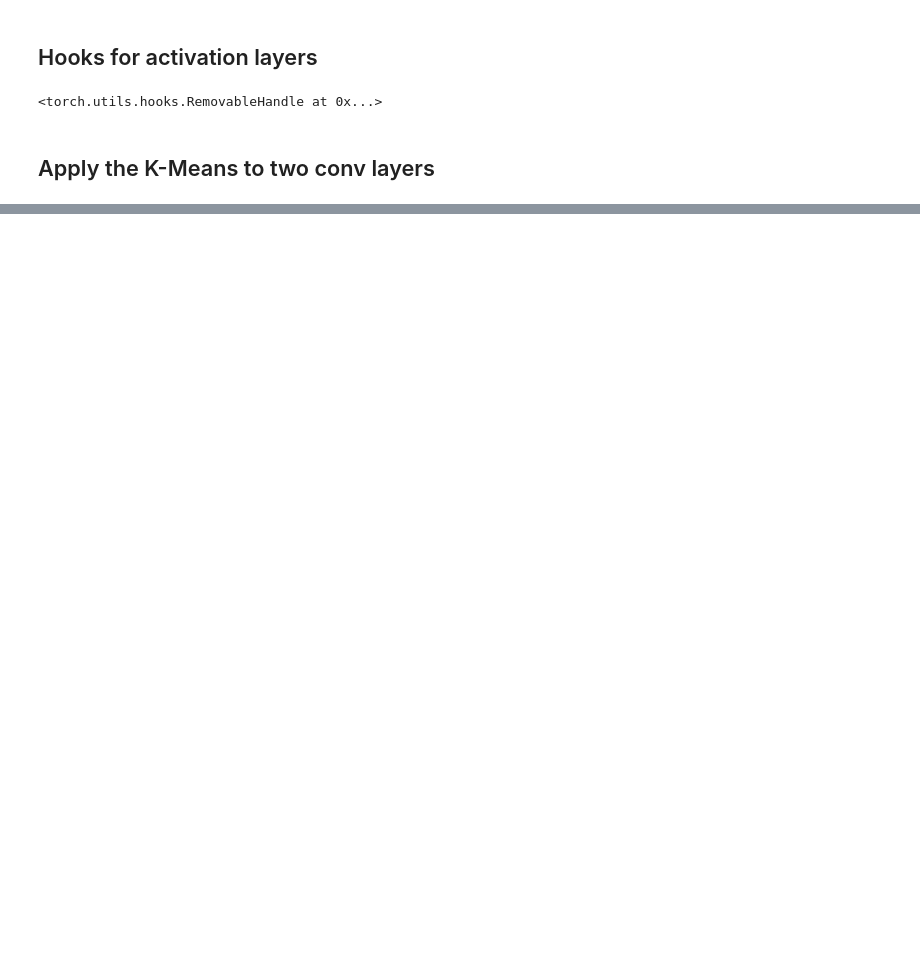
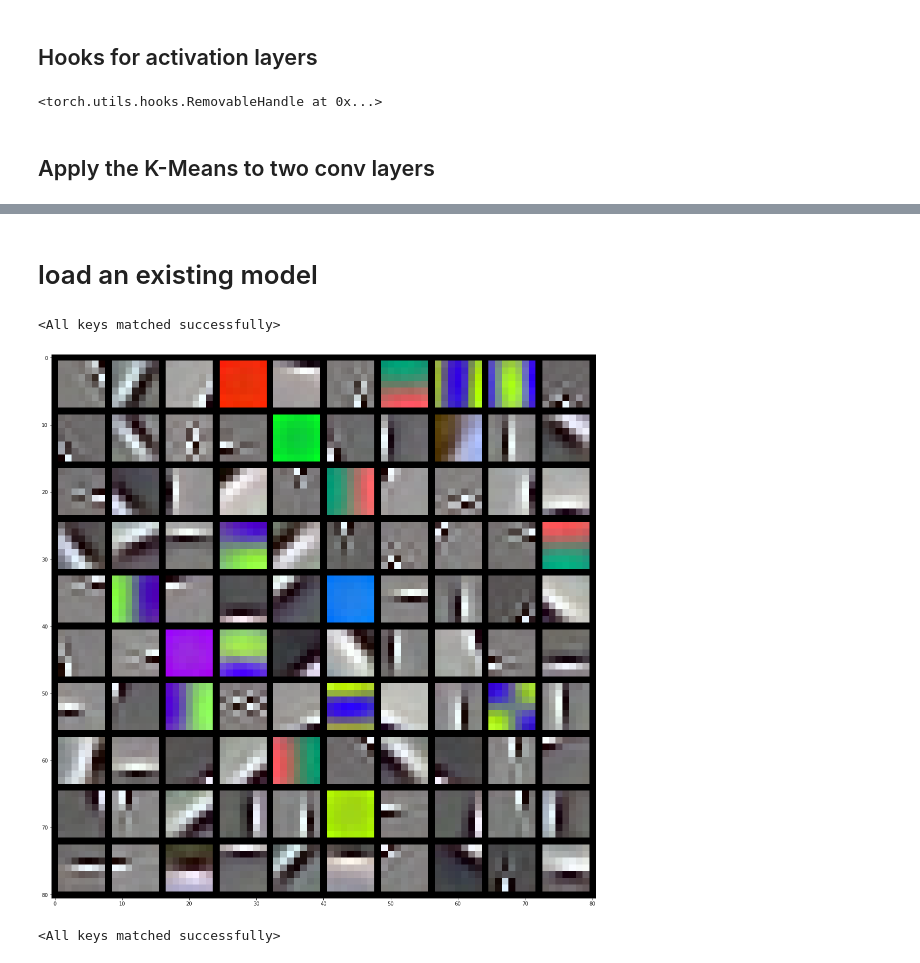
Before and after one commit to salelkafrawy/remote_sensing, a Jupyter notebook: notebooks/mosaiks/two_layers/2L_mosaiks_kmeans.ipynb, the cells around one changed output, grey strips where cells are left out. Cells and saved outputs as stored; diff of their text form; code cells hidden in the pictures; blank space fills up the shorter version.

Commit message:
add mosaiks normalized 2l models

```diff
--- a/notebooks/mosaiks/two_layers/2L_mosaiks_kmeans.ipynb
+++ b/notebooks/mosaiks/two_layers/2L_mosaiks_kmeans.ipynb
@@ -379,0 +371,38 @@ plt.show()
+# %%
+filter_np = model[0].weight.data.numpy().reshape(num_filters_lyrs[0],-1)
+filter_np.shape
+plt.title(f'{model_name} Histogram')
+plt.hist(filter_np);
+plt.rcParams['savefig.facecolor']='white'
+plt.savefig(f'../figures/conv1_{model_name}_histogram.png')
+# %% [markdown]
+# load an existing model
+# %%
+model = nn.Sequential(
+                  nn.Conv2d(in_channels=3, out_channels=100, kernel_size=7, padding='same', bias=conv_bias),
+                  nn.LeakyReLU(),
+                  nn.MaxPool2d(2, stride=2),
+
+                  nn.Conv2d(in_channels=100, out_channels=64, kernel_size=7, padding='same', bias=conv_bias),
+                  nn.LeakyReLU(),
+                  nn.MaxPool2d(2, stride=2),
+
+                  nn.AdaptiveAvgPool2d(9),
+
+                  nn.Flatten(),
+                  nn.Dropout(0.5),
+                  nn.Linear(5184, 512), #50176
+                  nn.ReLU(),
+                  nn.Linear(512, num_species)
+                  )
+# %%
+model_name = 'two_layer_mosaiks_kmeans_7_whiten_zcaBias_0.001_bias_False.pt'
+# %%
+model_path = os.path.join(save_path, model_name)
+model.load_state_dict(torch.load(model_path))
+# %% [output]
+<All keys matched successfully>
+# %%
+visTensor(model[0].weight.data, ch=0, nrow=10, allkernels=False)
+# %% [output]
+[figure, added]
@@ -379,0 +427,6 @@ plt.show()
+# %%
+model_name = "two_layer_mosaiks_kmeans_7_whiten_zcaBias_0.001_bias_False_filters_512.pt"
+model_path = os.path.join(save_path, model_name)
+model.load_state_dict(torch.load(model_path))
+# %% [output]
+<All keys matched successfully>
```
Also changed, not shown: parts of 11 cells of this notebook, 27 other files.
